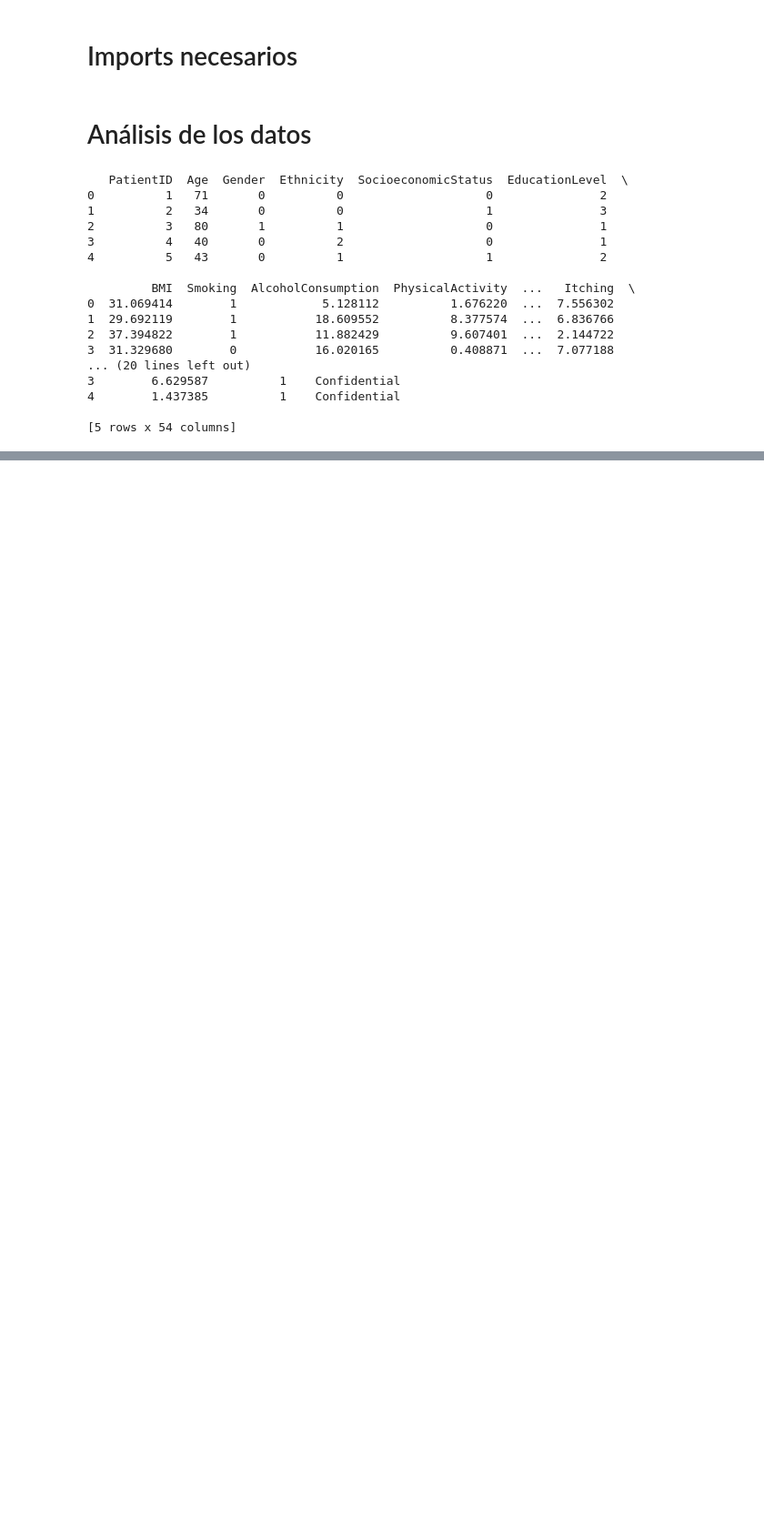
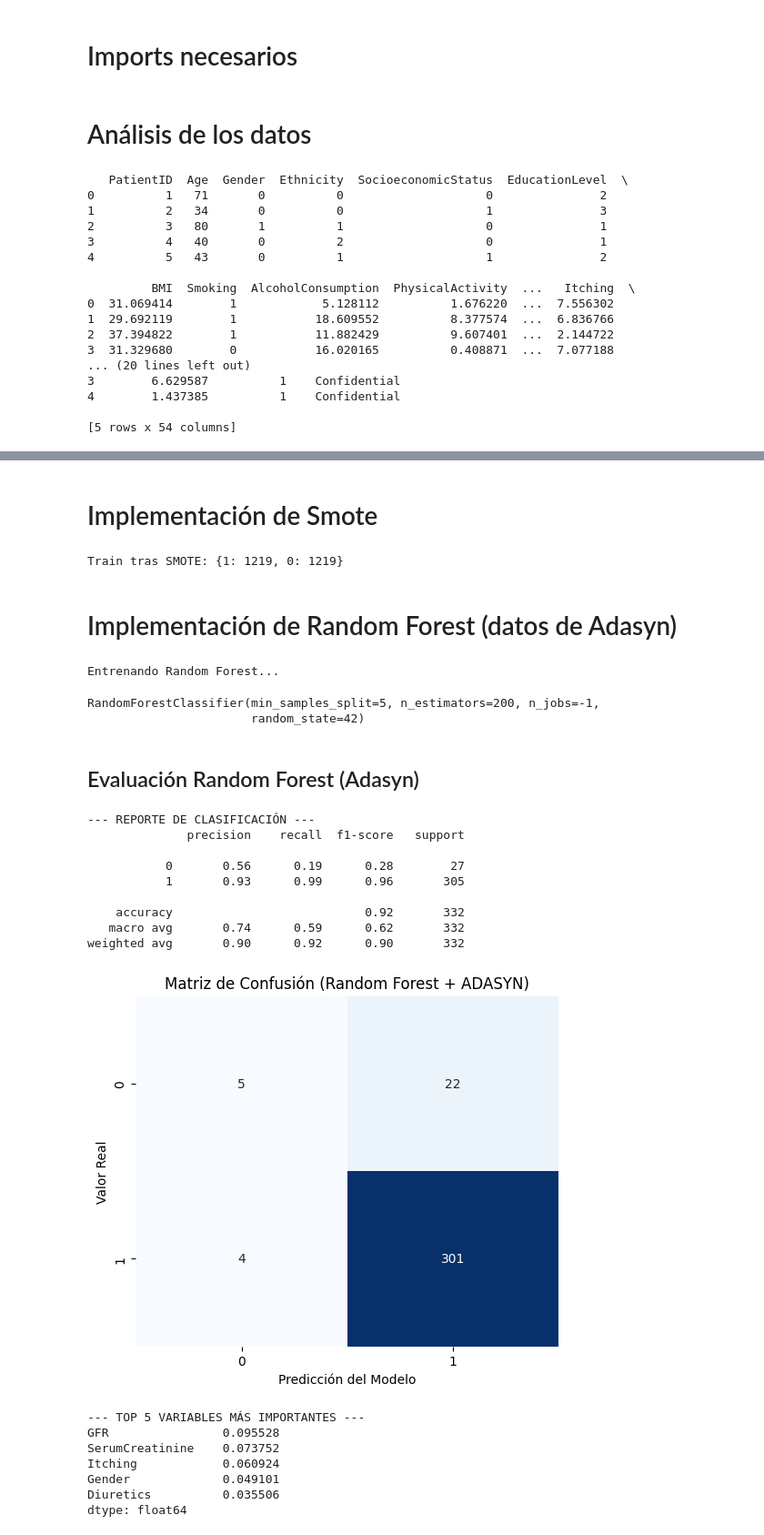
Before and after one commit to Edgarfevi/hackathon_salud, a Jupyter notebook: datos_e_ia.ipynb, the cells around one changed output, grey strips where cells are left out. Shown at 91% size. Drawn from its saved outputs; the diff is of its cells as text; code cells hidden in the pictures; blank space fills up the shorter version.

Commit message:
hecho todo

```diff
--- a/datos_e_ia.ipynb
+++ b/datos_e_ia.ipynb
@@ -7,8 +17,8 @@ import numpy as np
 # Análisis de los datos
 # %%
 path = "/home/edgar/GitHub/Proyectos/Hackathon_salud/archive/Chronic_Kidney_Dsease_data.csv"
-data = pd.read_csv(path)
-print(data.head())
+df = pd.read_csv(path)
+print(df.head())
 # %% [output]
    PatientID  Age  Gender  Ethnicity  SocioeconomicStatus  EducationLevel  \
 0          1   71       0          0                    0               2
@@ -55,0 +88,73 @@ Name: 1656, dtype: object]
+# %% [markdown]
+# Implementación de Smote
+# %%
+smote = SMOTE(random_state=42, k_neighbors=5)
+
+X_train_smote, y_train_smote = smote.fit_resample(X_train, y_train)
+
+print(f"Train tras SMOTE: {y_train_smote.value_counts().to_dict()}")
+# %% [output]
+Train tras SMOTE: {1: 1219, 0: 1219}
+# %% [markdown]
+# Implementación de Random Forest (datos de Adasyn)
+# %%
+# ==========================================
+# 4. ENTRENAR EL RANDOM FOREST
+# ==========================================
+print("\nEntrenando Random Forest...")
+
+# Configuración robusta del modelo
+rf_model = RandomForestClassifier(
+    n_estimators=200,    # Número de árboles (más suele ser mejor, hasta cierto punto)
+    max_depth=None,      # Profundidad máxima (None = hasta que aprenda todo)
+    min_samples_split=5, # Evita overfitting (no dividir nodos muy pequeños)
+    random_state=42,
+    n_jobs=-1
+)
+
+rf_model.fit(X_train_res, y_train_res)
+# %% [output]
+Entrenando Random Forest...
+RandomForestClassifier(min_samples_split=5, n_estimators=200, n_jobs=-1,
+                       random_state=42)
+# %% [markdown]
+## Evaluación Random Forest (Adasyn)
+# %%
+# Predecimos usando los datos de TEST (que son reales, no sintéticos)
+y_pred = rf_model.predict(X_test)
+
+# A) Reporte Numérico
+print("\n--- REPORTE DE CLASIFICACIÓN ---")
+print(classification_report(y_test, y_pred))
+
+# B) Matriz de Confusión Gráfica
+plt.figure(figsize=(6, 5))
+cm = confusion_matrix(y_test, y_pred)
+sns.heatmap(cm, annot=True, fmt='d', cmap='Blues', cbar=False)
+plt.xlabel('Predicción del Modelo')
+plt.ylabel('Valor Real')
+plt.title('Matriz de Confusión (Random Forest + ADASYN)')
+plt.show()
+
+# C) Importancia de Variables (¿Qué columnas pesaron más?)
+feature_importances = pd.Series(rf_model.feature_importances_, index=X.columns)
+print("\n--- TOP 5 VARIABLES MÁS IMPORTANTES ---")
+print(feature_importances.nlargest(5))
+# %% [output]
+--- REPORTE DE CLASIFICACIÓN ---
+              precision    recall  f1-score   support
+
+           0       0.56      0.19      0.28        27
+           1       0.93      0.99      0.96       305
+
+    accuracy                           0.92       332
+   macro avg       0.74      0.59      0.62       332
+weighted avg       0.90      0.92      0.90       332
+[figure, added]
+--- TOP 5 VARIABLES MÁS IMPORTANTES ---
+GFR                0.095528
+SerumCreatinine    0.073752
+Itching            0.060924
+Gender             0.049101
+Diuretics          0.035506
+dtype: float64
```
Also changed, not shown: parts of 10 cells of this notebook.
